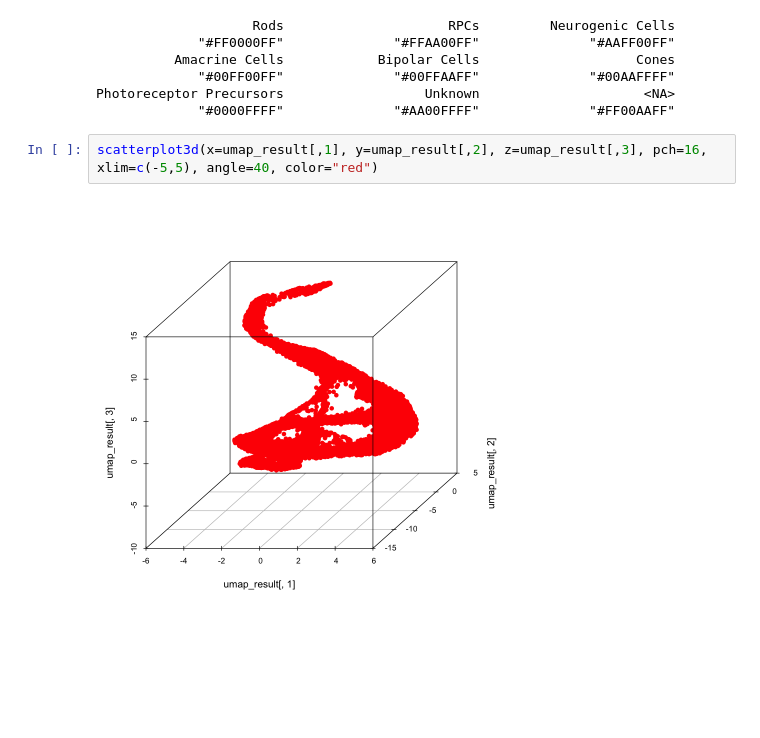
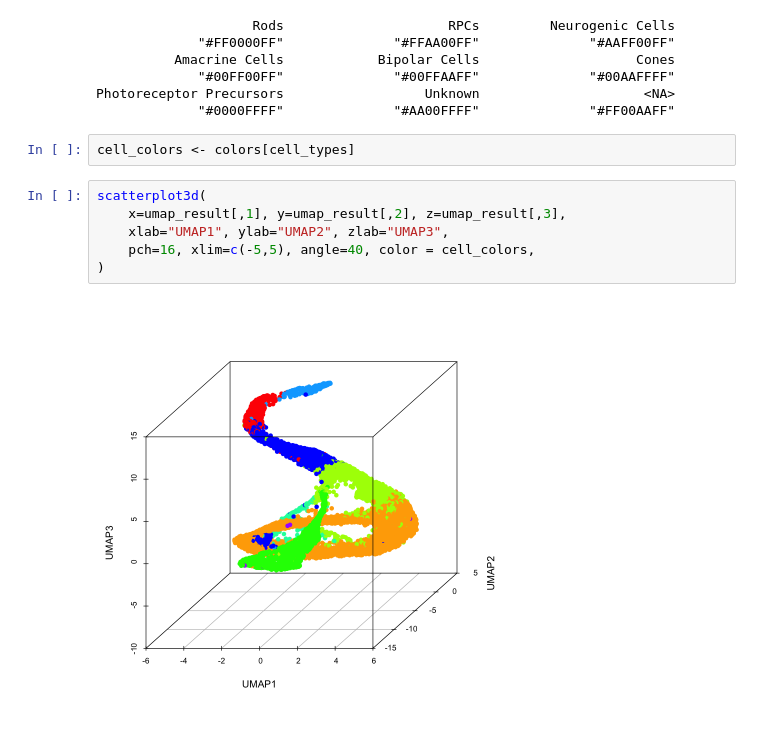
Before and after one commit to ironman-tetsuo/Introduction_to_scRNA-seq, a Jupyter notebook: 1_Clark_P2_Retina/Clark_P2_Retina.ipynb, the cells around one changed output. Drawn from its saved outputs; the diff is of its cells as text; blank space fills up the shorter version.

```diff
--- a/1_Clark_P2_Retina/Clark_P2_Retina.ipynb
+++ b/1_Clark_P2_Retina/Clark_P2_Retina.ipynb
@@ -550,7 +550,13 @@ colors
              "#00FF00FF"              "#00FFAAFF"              "#00AAFFFF"
 Photoreceptor Precursors                  Unknown                     <NA>
              "#0000FFFF"              "#AA00FFFF"              "#FF00AAFF"
+# %%
+cell_colors <- colors[cell_types]
 # %%
-scatterplot3d(x=umap_result[,1], y=umap_result[,2], z=umap_result[,3], pch=16, xlim=c(-5,5), angle=40, color="red")
+scatterplot3d(
+    x=umap_result[,1], y=umap_result[,2], z=umap_result[,3],
+    xlab="UMAP1", ylab="UMAP2", zlab="UMAP3",
+    pch=16, xlim=c(-5,5), angle=40, color = cell_colors,
+)
 # %% [output]
-[figure, old version]
+[figure, new version]
```
